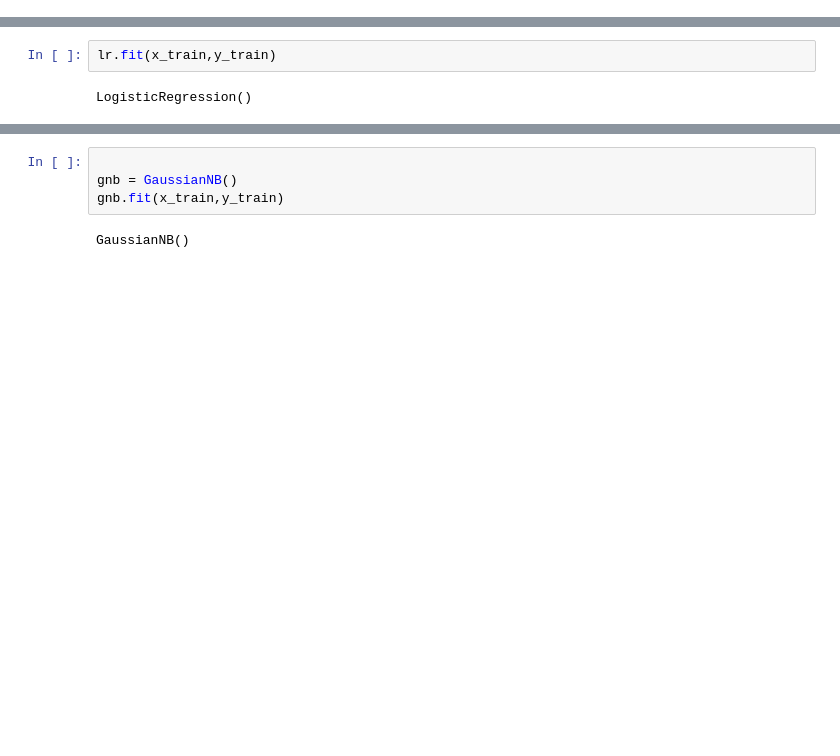
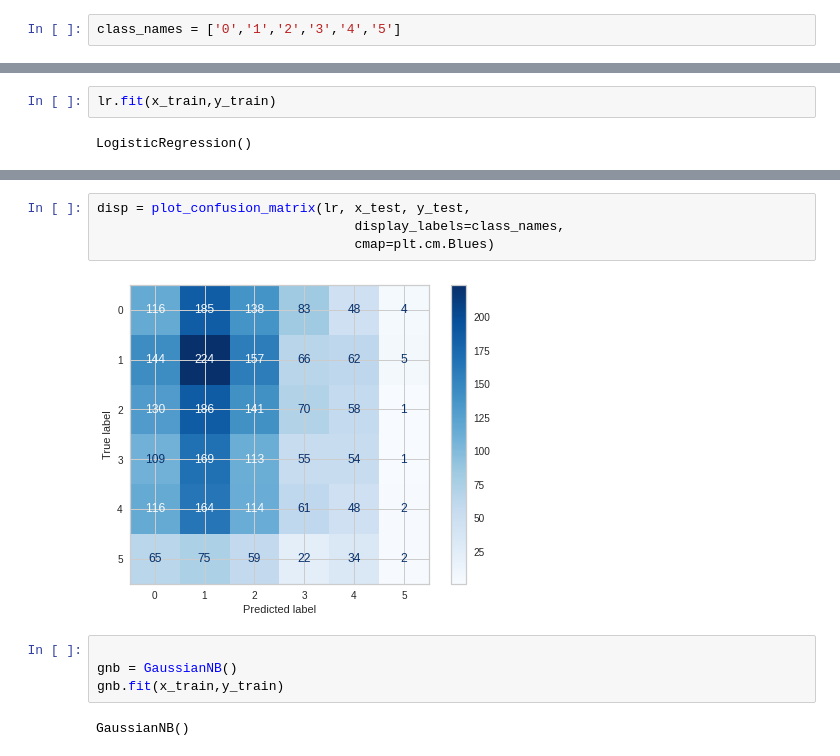
Before and after one commit to Ashwin1234/CS-521-Project, a Jupyter notebook: CS521Project.ipynb, the cells around one changed output, grey strips where cells are left out. Cells and saved outputs as stored; diff of their text form; blank space fills up the shorter version.

```diff
--- a/CS521Project.ipynb
+++ b/CS521Project.ipynb
@@ -89,6 +140,8 @@ sns.catplot(x='party_affiliation', y='label', kind = 'swarm', data = dataset_tra
 # %% [output]
 KeyboardInterrupt: ignored
 [figure]
+# %%
+class_names = ['0','1','2','3','4','5']
 # %%
 
 dataset_train['statement'] = dataset_train.apply(lambda row : row['statement'].lower(), axis = 1)
@@ -263,3 +271,9 @@ print(lr.score(x_test,y_test))
+# %%
+disp = plot_confusion_matrix(lr, x_test, y_test,
+                                 display_labels=class_names,
+                                 cmap=plt.cm.Blues)
+# %% [output]
+[figure, added]
 # %%
 
 gnb = GaussianNB()
```
Also changed, not shown: parts of 60 cells of this notebook.
